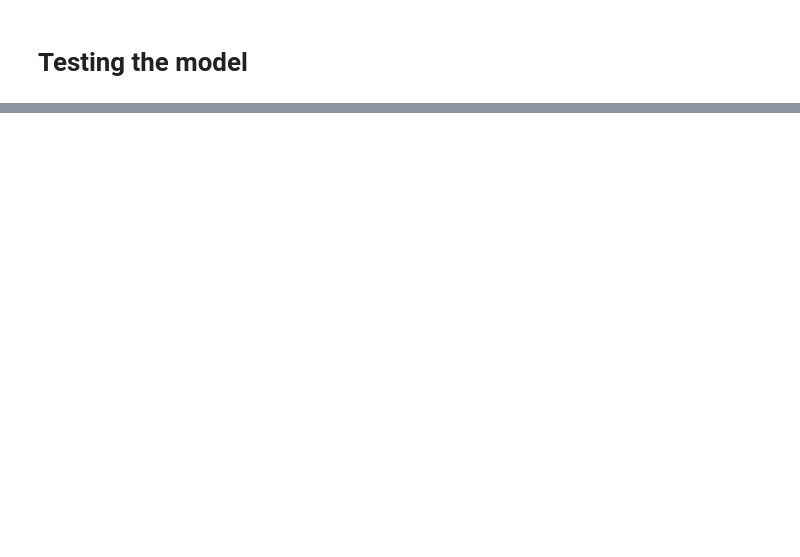
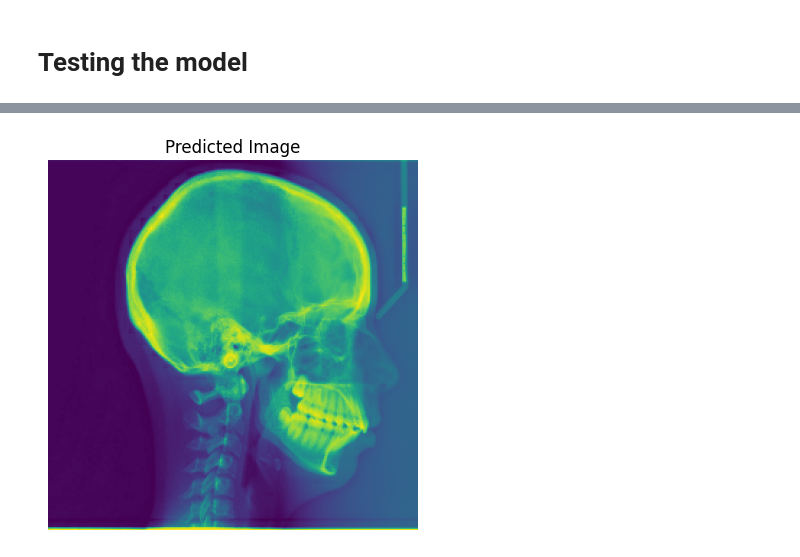
Before and after one commit to jacopoaltieri/Anatomical_landmarks_eval_CNN, a Jupyter notebook: unet_jupyter_trials.ipynb, the cells around one changed output, grey strips where cells are left out. Saved outputs shown, nothing was run; the diff lists cells and outputs as text; code cells hidden in the pictures; blank space fills up the shorter version.

```diff
--- a/unet_jupyter_trials.ipynb
+++ b/unet_jupyter_trials.ipynb
@@ -335,0 +370,7 @@ plt.show()
+# %%
+plt.imshow(test_image)  # Assuming it's a grayscale image
+plt.title('Predicted Image')
+plt.axis('off')  # Optional, to hide the axis
+plt.show()
+# %% [output]
+[figure, added]
```
Also changed, not shown: parts of 8 cells of this notebook.
